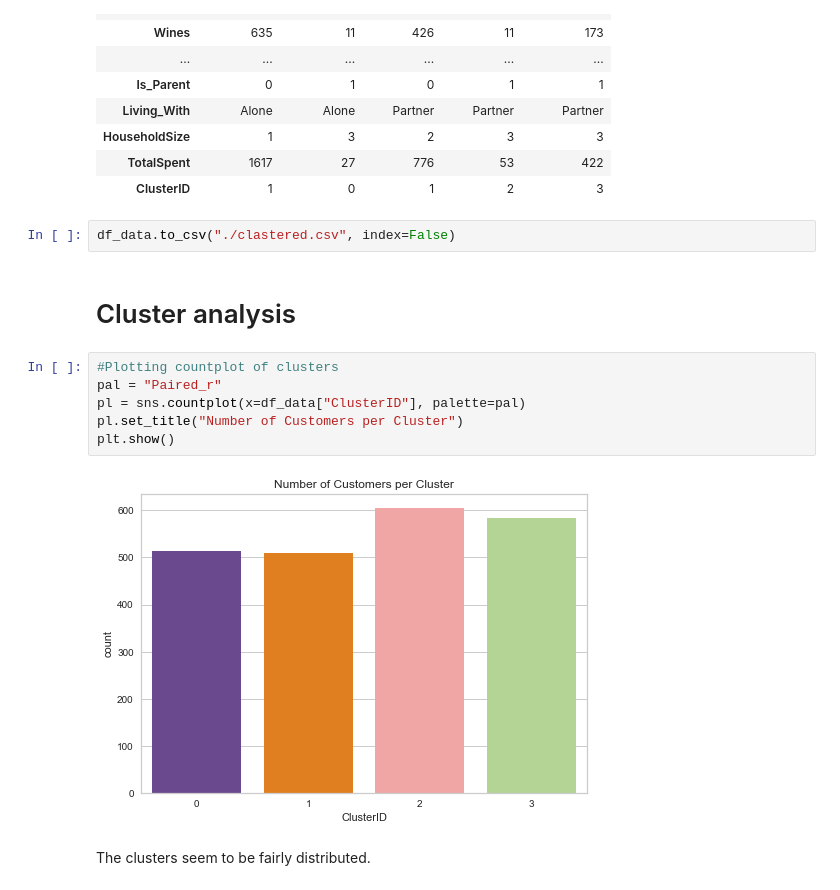
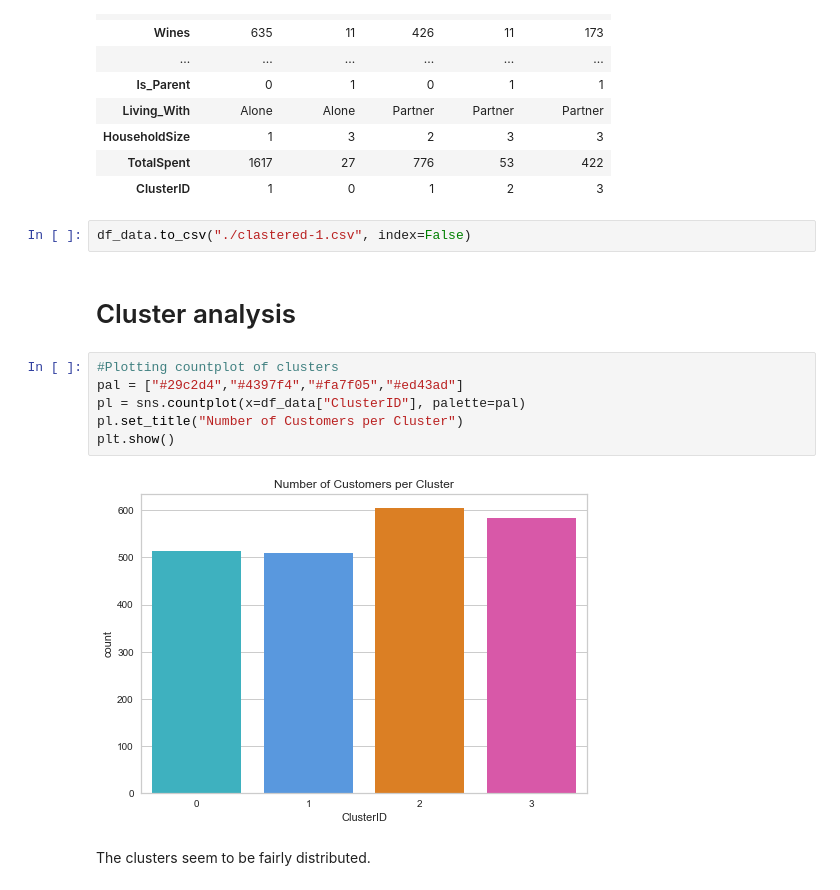
Before and after one commit to tchebonenko/Customer-Personality-Analysis, a Jupyter notebook: customer-segmentation-clustering.ipynb, the cells around one changed output. Drawn from its saved outputs; the diff is of its cells as text.

Commit message:
plot styling updates

```diff
--- a/customer-segmentation-clustering.ipynb
+++ b/customer-segmentation-clustering.ipynb
@@ -407,17 +407,17 @@ df_data.head().T
 | TotalSpent | 1617 | 27 | 776 | 53 | 422 |
 | ClusterID | 1 | 0 | 1 | 2 | 3 |
 # %%
-df_data.to_csv("./clastered.csv", index=False)
+df_data.to_csv("./clastered-1.csv", index=False)
 # %% [markdown]
 # Cluster analysis
 # %%
 #Plotting countplot of clusters
-pal = "Paired_r"
+pal = ["#29c2d4","#4397f4","#fa7f05","#ed43ad"]
 pl = sns.countplot(x=df_data["ClusterID"], palette=pal)
 pl.set_title("Number of Customers per Cluster")
 plt.show()
 # %% [output]
-[figure, old version]
+[figure, new version]
 # %% [markdown]
 The clusters seem to be fairly distributed.
 # %%
```
Also changed, not shown: parts of 6 cells of this notebook.
